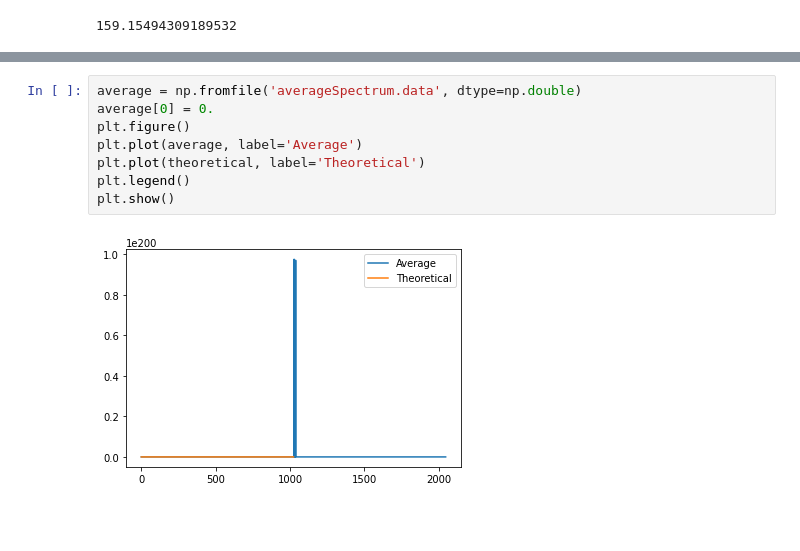
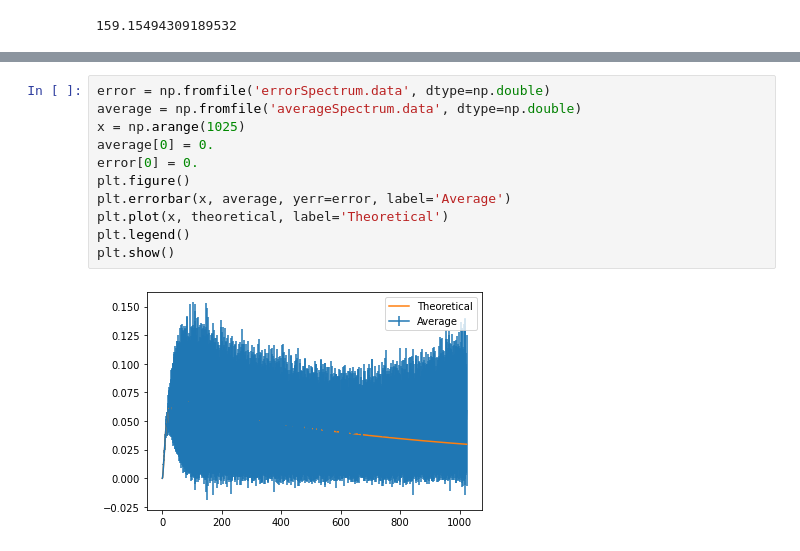
Before and after one commit to carle13/NumericalMethods2, a Jupyter notebook: Session2/graphs.ipynb, the cells around one changed output, grey strips where cells are left out. Saved outputs shown, nothing was run; the diff lists cells and outputs as text; blank space fills up the shorter version.

```diff
--- a/Session2/graphs.ipynb
+++ b/Session2/graphs.ipynb
@@ -20,10 +20,13 @@ plt.show()
 # %%
+error = np.fromfile('errorSpectrum.data', dtype=np.double)
 average = np.fromfile('averageSpectrum.data', dtype=np.double)
+x = np.arange(1025)
 average[0] = 0.
+error[0] = 0.
 plt.figure()
-plt.plot(average, label='Average')
-plt.plot(theoretical, label='Theoretical')
+plt.errorbar(x, average, yerr=error, label='Average')
+plt.plot(x, theoretical, label='Theoretical')
 plt.legend()
 plt.show()
 # %% [output]
-[figure, old version]
+[figure, new version]
```
Also changed, not shown: parts of 3 cells of this notebook, 6 other files.
